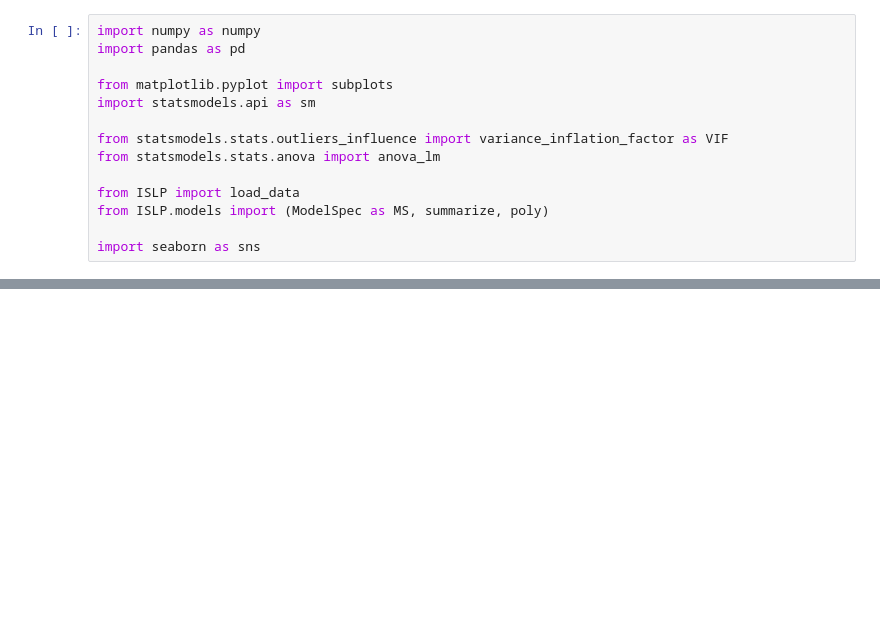
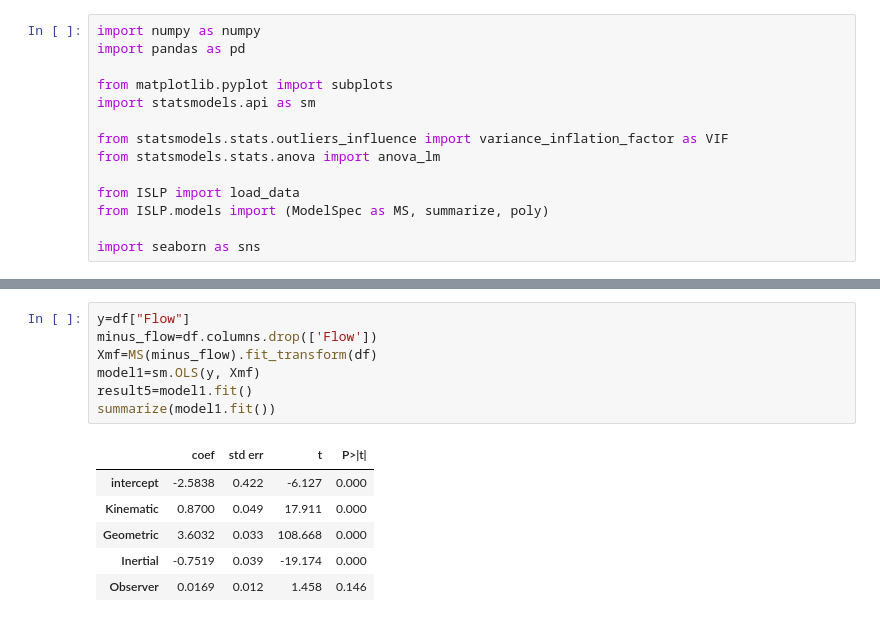
Before and after one commit to bearwinterfirth/linreg, a Jupyter notebook: fusk.ipynb, the cells around one changed output, grey strips where cells are left out. Drawn from its saved outputs; the diff is of its cells as text; blank space fills up the shorter version.

```diff
--- a/fusk.ipynb
+++ b/fusk.ipynb
@@ -19,0 +30,14 @@ FileNotFoundError: [Errno 2] No such file or directory: 'c:\\code\\linreg\\.venv
+# %%
+y=df["Flow"]
+minus_flow=df.columns.drop(['Flow'])
+Xmf=MS(minus_flow).fit_transform(df)
+model1=sm.OLS(y, Xmf)
+result5=model1.fit()
+summarize(model1.fit())
+# %% [output]
+|  | coef | std err | t | P>|t| |
+| intercept | -2.5838 | 0.422 | -6.127 | 0.000 |
+| Kinematic | 0.8700 | 0.049 | 17.911 | 0.000 |
+| Geometric | 3.6032 | 0.033 | 108.668 | 0.000 |
+| Inertial | -0.7519 | 0.039 | -19.174 | 0.000 |
+| Observer | 0.0169 | 0.012 | 1.458 | 0.146 |
```
Also changed, not shown: parts of 3 cells of this notebook, 1 other file.
